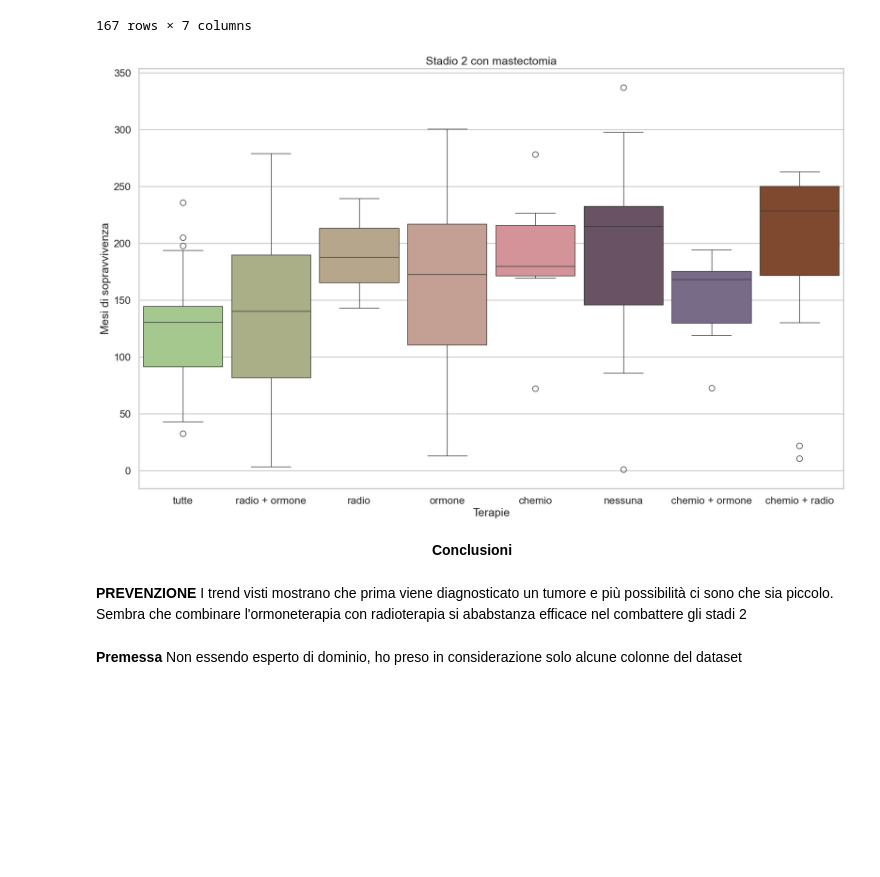
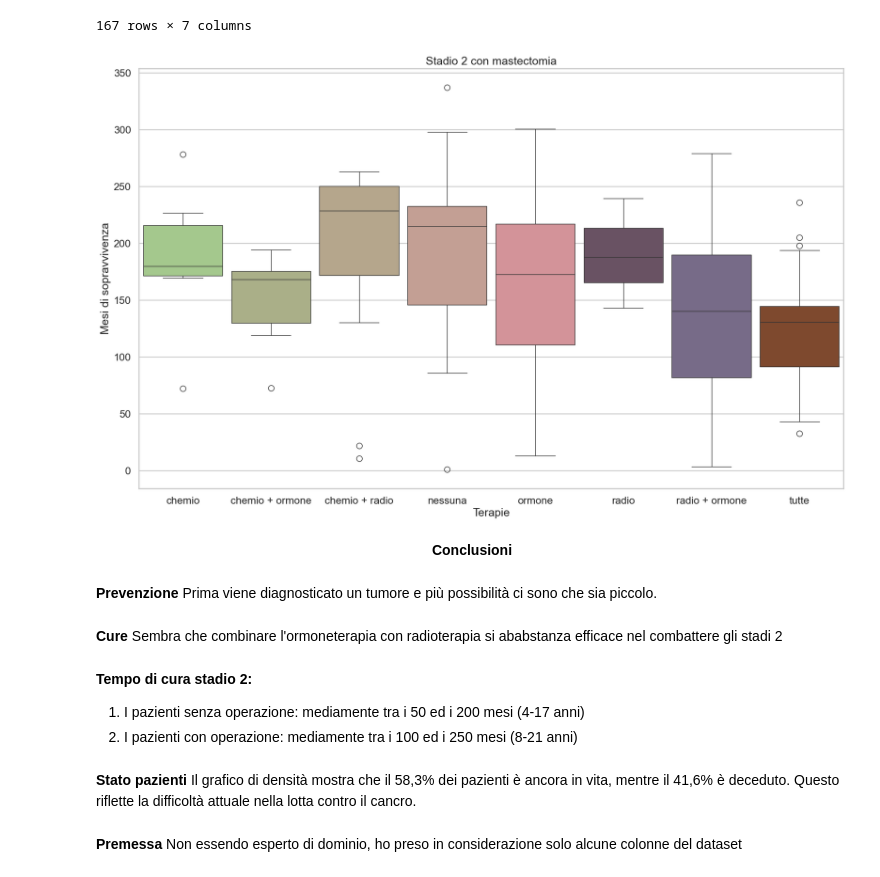
Before and after one commit to Dishinkan/Data-Science-Project, a Jupyter notebook: Data Science Project/Presentation.ipynb, the cells around one changed output. Cells and saved outputs as stored; diff of their text form; code cells hidden in the pictures; blank space fills up the shorter version.

```diff
--- a/Data Science Project/Presentation.ipynb
+++ b/Data Science Project/Presentation.ipynb
@@ -372,25 +345,37 @@ df_finale_MASTECTOMY_2
 # %%
 # Fare boxplot su df_età prendendo lo stadio tumorale e l'età
 color = ['#9de66f', '#b8c275', '#c9ab78', '#db937c', '#f27480', '#754668', '#745C97', '#A63C06']
 
 quartiles = df_finale_MASTECTOMY_2.groupby("Terapie")["overall_survival_months"].describe()[["25%", "50%", "75%"]]
 
 plt.figure(figsize=(20, 12))
-a = sns.boxplot(data=df_finale_MASTECTOMY_2, x='Terapie', y='overall_survival_months', hue='Terapie', legend=False, palette=color,
+a = sns.boxplot(data=df_finale_MASTECTOMY_2.sort_values(by='Terapie'), x='Terapie', y='overall_survival_months', hue='Terapie', legend=False, palette=color,
                 saturation=0.5, width=1, gap=.1, whis=0.95)
 plt.title(f'Stadio 2 con mastectomia')
 a.set_xlabel('Terapie')
 a.set_ylabel('Mesi di sopravvivenza')
 
 plt.show()
 # %% [output]
-[figure, old version]
+[figure, new version]
 # %% [markdown]
 <center><b>Conclusioni</b></center>
 # %% [markdown]
-<b>PREVENZIONE</b></br>
-I trend visti mostrano che prima viene diagnosticato un tumore e più possibilità ci sono che sia piccolo.</br>
-Sembra che combinare l'ormoneterapia con radioterapia si ababstanza efficace nel combattere gli stadi 2
+<b>Prevenzione</b></br>
+Prima viene diagnosticato un tumore e più possibilità ci sono che sia piccolo.</br>
+# %% [markdown]
+<b>Cure</b></br>
+Sembra che combinare l'ormoneterapia con radioterapia si ababstanza efficace nel combattere gli stadi 2
+# %% [markdown]
+<b>Tempo di cura stadio 2:</b></br>
+<ol>
+    <li>I pazienti senza operazione: mediamente tra i 50 ed i 200 mesi (4-17 anni)</li>
+    <li>I pazienti con operazione: mediamente tra i 100 ed i 250 mesi (8-21 anni)</li>
+</ol>
+# %% [markdown]
+<b>Stato pazienti</b></br>
+Il grafico di densità mostra che il 58,3% dei pazienti è ancora in vita, mentre il 41,6% è deceduto.</br>
+Questo riflette la difficoltà attuale nella lotta contro il cancro.
 # %% [markdown]
 <b>Premessa</b></br>
 Non essendo esperto di dominio, ho preso in considerazione solo alcune colonne del dataset
```
Also changed, not shown: parts of 13 cells of this notebook, 1 other file.
